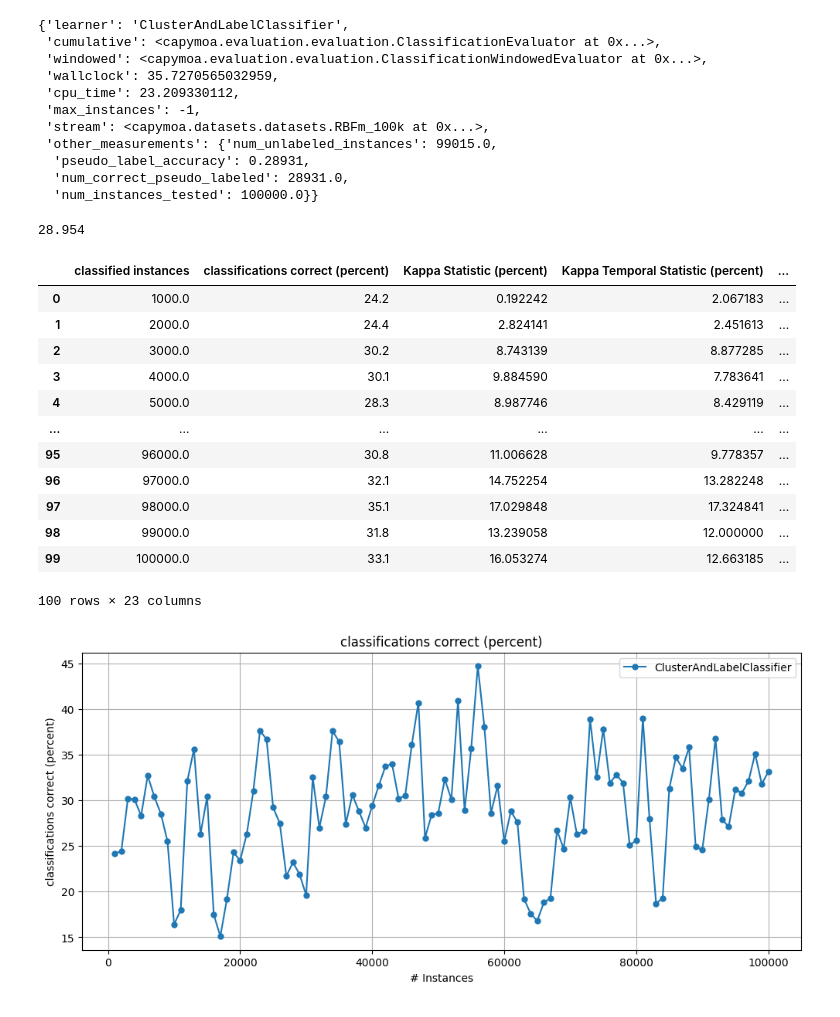
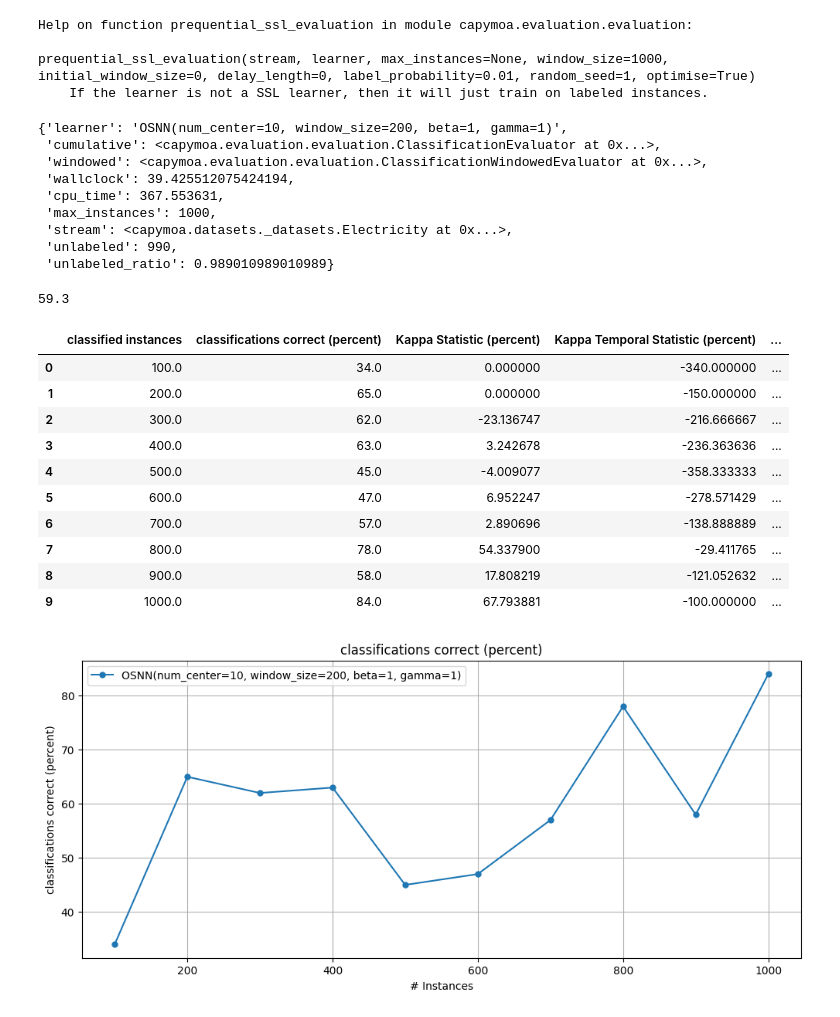
Before and after one commit to adaptive-machine-learning/CapyMOA, a Jupyter notebook: notebooks/SSL_example.ipynb, the cells around one changed output. Drawn from its saved outputs; the diff is of its cells as text; code cells hidden in the pictures.

```diff
--- a/notebooks/SSL_example.ipynb
+++ b/notebooks/SSL_example.ipynb
@@ -26,44 +18,47 @@ stream = RBFm_100k()
+# %%
+help(prequential_ssl_evaluation)
+# %% [output]
+Help on function prequential_ssl_evaluation in module capymoa.evaluation.evaluation:
+
+prequential_ssl_evaluation(stream, learner, max_instances=None, window_size=1000, initial_window_size=0, delay_length=0, label_probability=0.01, random_seed=1, optimise=True)
+    If the learner is not a SSL learner, then it will just train on labeled instances.
 # %%
-from moa.classifiers.semisupervised import ClusterAndLabelClassifier
+from capymoa.ssl.classifier import OSNN
 
-# Create a ClusterAndLabel instances and configure it with 100 microclusters
-cl_100 = MOAClassifierSSL(schema=stream.get_schema(), moa_learner=ClusterAndLabelClassifier(), CLI='-p -c (Clustream -k 100)')
+stream = Electricity()
 
-results_cl_100 = prequential_SSL_evaluation(stream=stream, learner=cl_100, label_probability=0.01, window_size=1000)
+osnn = OSNN(schema=stream.get_schema())
 
-# The results are stored in a dictionary. The cumulative and windowed objects provides access to the metrics,
-# while other metrics are available directly in the dictionary
-display(results_cl_100)
+results_osnn = prequential_ssl_evaluation(stream=stream, learner=osnn, label_probability=0.01, window_size=100, max_instances=1000)
 
-print(results_cl_100['cumulative'].accuracy()) # Test-then-train accuracy, i.e. cumulatively, not windowed.
-display(results_cl_100['windowed'].metrics_per_window()) # A dataframe containing the windowed results.
+# The results are stored in a dictionary.
+display(results_osnn)
+
+print(results_osnn['cumulative'].accuracy()) # Test-then-train accuracy, i.e. cumulatively, not windowed.
+display(results_osnn['windowed'].metrics_per_window()) # A dataframe containing the windowed results.
 
 # Plotting over time (default: classifications correct (percent) i.e. accuracy)
-plot_windowed_results(results_cl_100)
+plot_windowed_results(results_osnn)
 # %% [output]
-{'learner': 'ClusterAndLabelClassifier',
+{'learner': 'OSNN(num_center=10, window_size=200, beta=1, gamma=1)',
  'cumulative': <capymoa.evaluation.evaluation.ClassificationEvaluator at 0x...>,
  'windowed': <capymoa.evaluation.evaluation.ClassificationWindowedEvaluator at 0x...>,
- 'wallclock': 35.7270565032959,
- 'cpu_time': 23.209330112,
- 'max_instances': -1,
- 'stream': <capymoa.datasets.datasets.RBFm_100k at 0x...>,
- 'other_measurements': {'num_unlabeled_instances': 99015.0,
-  'pseudo_label_accuracy': 0.28931,
-  'num_correct_pseudo_labeled': 28931.0,
-  'num_instances_tested': 100000.0}}
+ 'wallclock': 39.425512075424194,
+ 'cpu_time': 367.553631,
+ 'max_instances': 1000,
+ 'stream': <capymoa.datasets._datasets.Electricity at 0x...>,
+ 'unlabeled': 990,
+ 'unlabeled_ratio': 0.989010989010989}
-28.954
+59.3
 |  | classified instances | classifications correct (percent) | Kappa Statistic (percent) | Kappa Temporal Statistic (percent) | ... |
-| 0 | 1000.0 | 24.2 | 0.192242 | 2.067183 | ... |
-| 1 | 2000.0 | 24.4 | 2.824141 | 2.451613 | ... |
-| 2 | 3000.0 | 30.2 | 8.743139 | 8.877285 | ... |
-| 3 | 4000.0 | 30.1 | 9.884590 | 7.783641 | ... |
-| 4 | 5000.0 | 28.3 | 8.987746 | 8.429119 | ... |
-| ... | ... | ... | ... | ... | ... |
-| 95 | 96000.0 | 30.8 | 11.006628 | 9.778357 | ... |
-| 96 | 97000.0 | 32.1 | 14.752254 | 13.282248 | ... |
-| 97 | 98000.0 | 35.1 | 17.029848 | 17.324841 | ... |
-| 98 | 99000.0 | 31.8 | 13.239058 | 12.000000 | ... |
-| 99 | 100000.0 | 33.1 | 16.053274 | 12.663185 | ... |
+| 0 | 100.0 | 34.0 | 0.000000 | -340.000000 | ... |
+| 1 | 200.0 | 65.0 | 0.000000 | -150.000000 | ... |
+| 2 | 300.0 | 62.0 | -23.136747 | -216.666667 | ... |
+| 3 | 400.0 | 63.0 | 3.242678 | -236.363636 | ... |
+| 4 | 500.0 | 45.0 | -4.009077 | -358.333333 | ... |
+| 5 | 600.0 | 47.0 | 6.952247 | -278.571429 | ... |
+| 6 | 700.0 | 57.0 | 2.890696 | -138.888889 | ... |
+| 7 | 800.0 | 78.0 | 54.337900 | -29.411765 | ... |
+| 8 | 900.0 | 58.0 | 17.808219 | -121.052632 | ... |
+| 9 | 1000.0 | 84.0 | 67.793881 | -100.000000 | ... |
-100 rows × 23 columns
-[figure, old version]
+[figure, new version]
```
Also changed, not shown: parts of 13 cells of this notebook, 2 other files.
